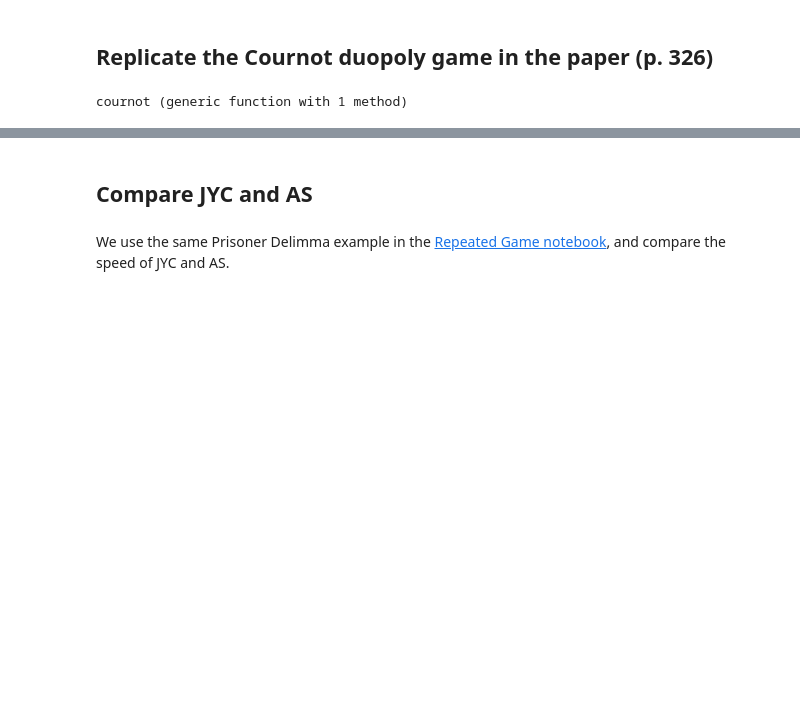
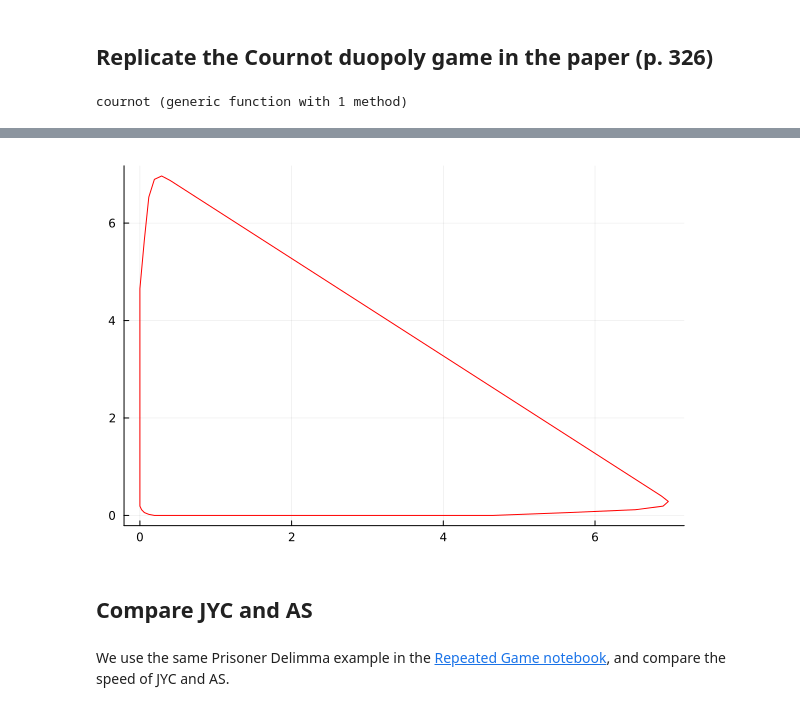
Before and after one commit to QuantEcon/game-theory-notebooks, a Jupyter notebook: as_jl.ipynb, the cells around one changed output, grey strips where cells are left out. Cells and saved outputs as stored; diff of their text form; code cells hidden in the pictures; blank space fills up the shorter version.

```diff
--- a/as_jl.ipynb
+++ b/as_jl.ipynb
@@ -117,3 +104,7 @@ However, the speed is way slower comparing to the Java implementation in the pap
+# %%
+plot(polyhedron(vrep(v), plib), fillcolor=nothing, linecolor="red")
+# %% [output]
+[figure, added]
 # %% [markdown]
 ## Compare JYC and AS
 # %% [markdown]
```
Also changed, not shown: parts of 23 cells of this notebook.
